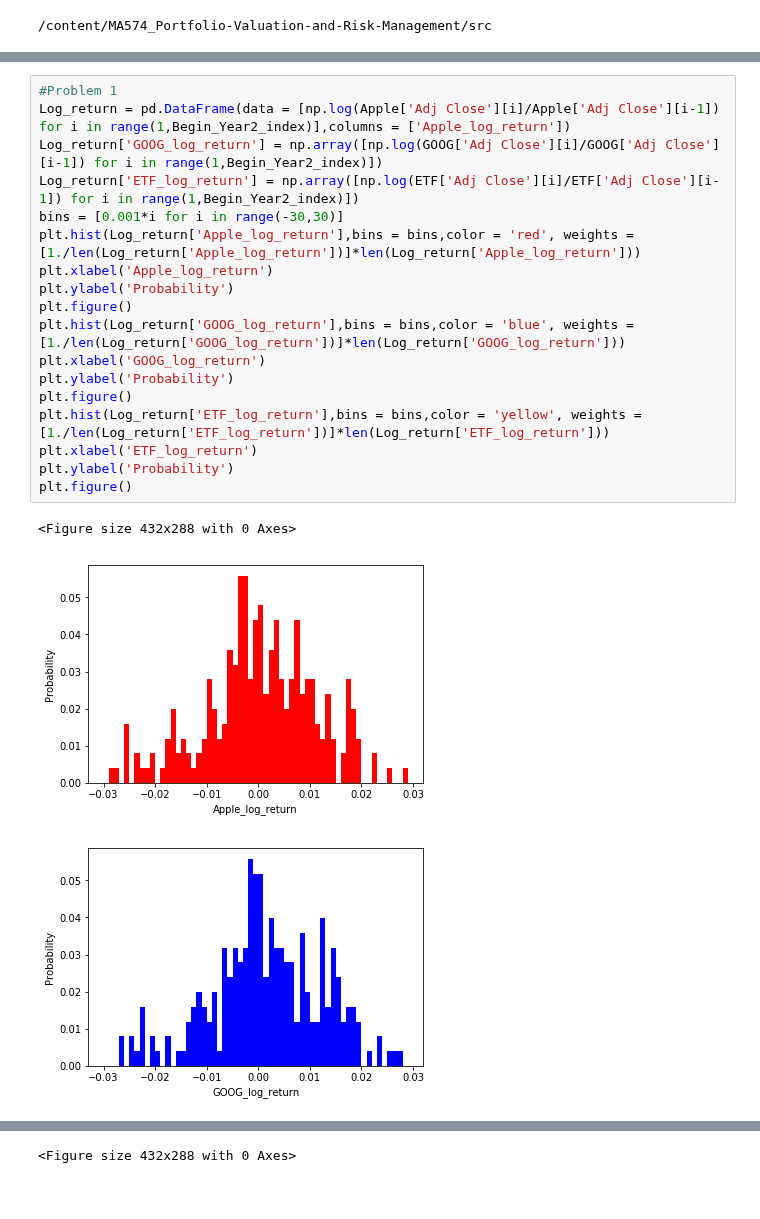
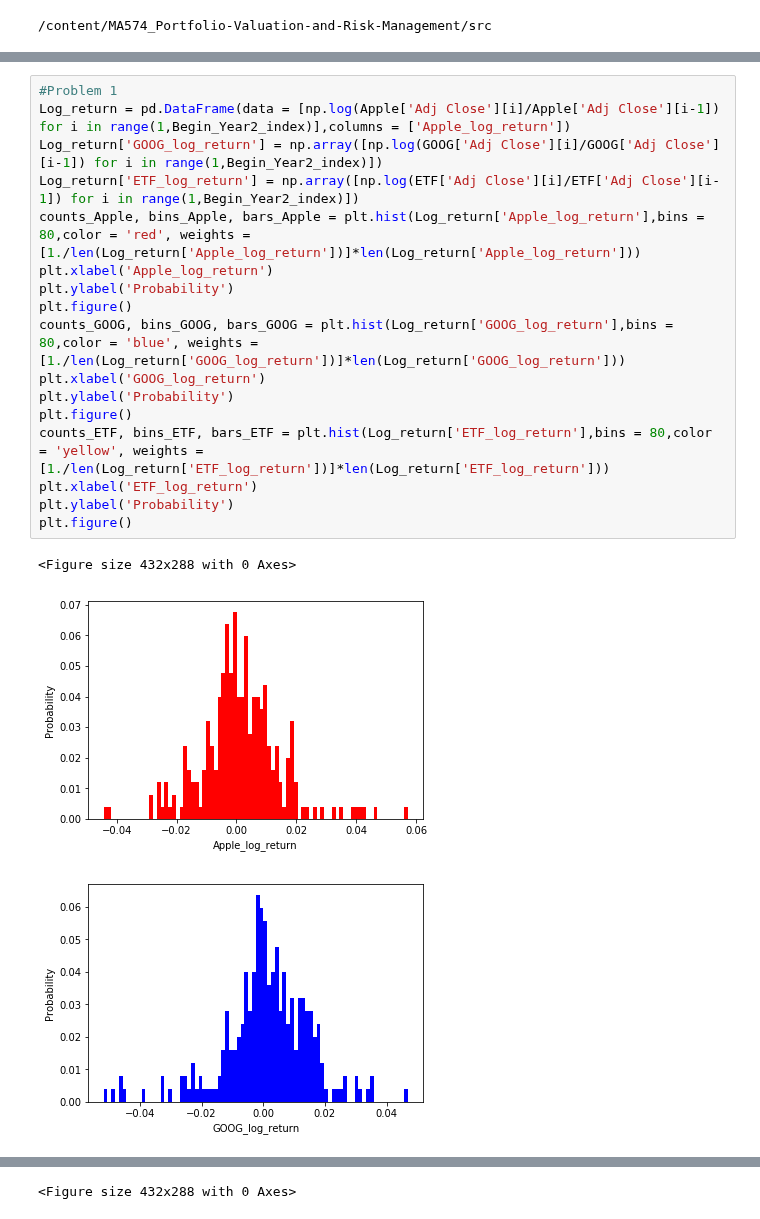
Before and after one commit to wuchenyu38/MA574_Portfolio-Valuation-and-Risk-Management, a Jupyter notebook: src/project1.ipynb, the cells around one changed output, grey strips where cells are left out. Saved outputs shown, nothing was run; the diff lists cells and outputs as text.

```diff
--- a/src/project1.ipynb
+++ b/src/project1.ipynb
@@ -27,22 +31,21 @@ Begin_Year2_index = 252
 # %%
 #Problem 1
 Log_return = pd.DataFrame(data = [np.log(Apple['Adj Close'][i]/Apple['Adj Close'][i-1]) for i in range(1,Begin_Year2_index)],columns = ['Apple_log_return'])
 Log_return['GOOG_log_return'] = np.array([np.log(GOOG['Adj Close'][i]/GOOG['Adj Close'][i-1]) for i in range(1,Begin_Year2_index)])
 Log_return['ETF_log_return'] = np.array([np.log(ETF['Adj Close'][i]/ETF['Adj Close'][i-1]) for i in range(1,Begin_Year2_index)])
-bins = [0.001*i for i in range(-30,30)]
-plt.hist(Log_return['Apple_log_return'],bins = bins,color = 'red', weights = [1./len(Log_return['Apple_log_return'])]*len(Log_return['Apple_log_return']))
+counts_Apple, bins_Apple, bars_Apple = plt.hist(Log_return['Apple_log_return'],bins = 80,color = 'red', weights = [1./len(Log_return['Apple_log_return'])]*len(Log_return['Apple_log_return']))
 plt.xlabel('Apple_log_return')
 plt.ylabel('Probability')
 plt.figure()
-plt.hist(Log_return['GOOG_log_return'],bins = bins,color = 'blue', weights = [1./len(Log_return['GOOG_log_return'])]*len(Log_return['GOOG_log_return']))
+counts_GOOG, bins_GOOG, bars_GOOG = plt.hist(Log_return['GOOG_log_return'],bins = 80,color = 'blue', weights = [1./len(Log_return['GOOG_log_return'])]*len(Log_return['GOOG_log_return']))
 plt.xlabel('GOOG_log_return')
 plt.ylabel('Probability')
 plt.figure()
-plt.hist(Log_return['ETF_log_return'],bins = bins,color = 'yellow', weights = [1./len(Log_return['ETF_log_return'])]*len(Log_return['ETF_log_return']))
+counts_ETF, bins_ETF, bars_ETF = plt.hist(Log_return['ETF_log_return'],bins = 80,color = 'yellow', weights = [1./len(Log_return['ETF_log_return'])]*len(Log_return['ETF_log_return']))
 plt.xlabel('ETF_log_return')
 plt.ylabel('Probability')
 plt.figure()
 # %% [output]
 <Figure size 432x288 with 0 Axes>
-[figure, old version]
+[figure, new version]
-[figure, old version]
+[figure, new version]
```
Also changed, not shown: parts of 29 cells of this notebook.
